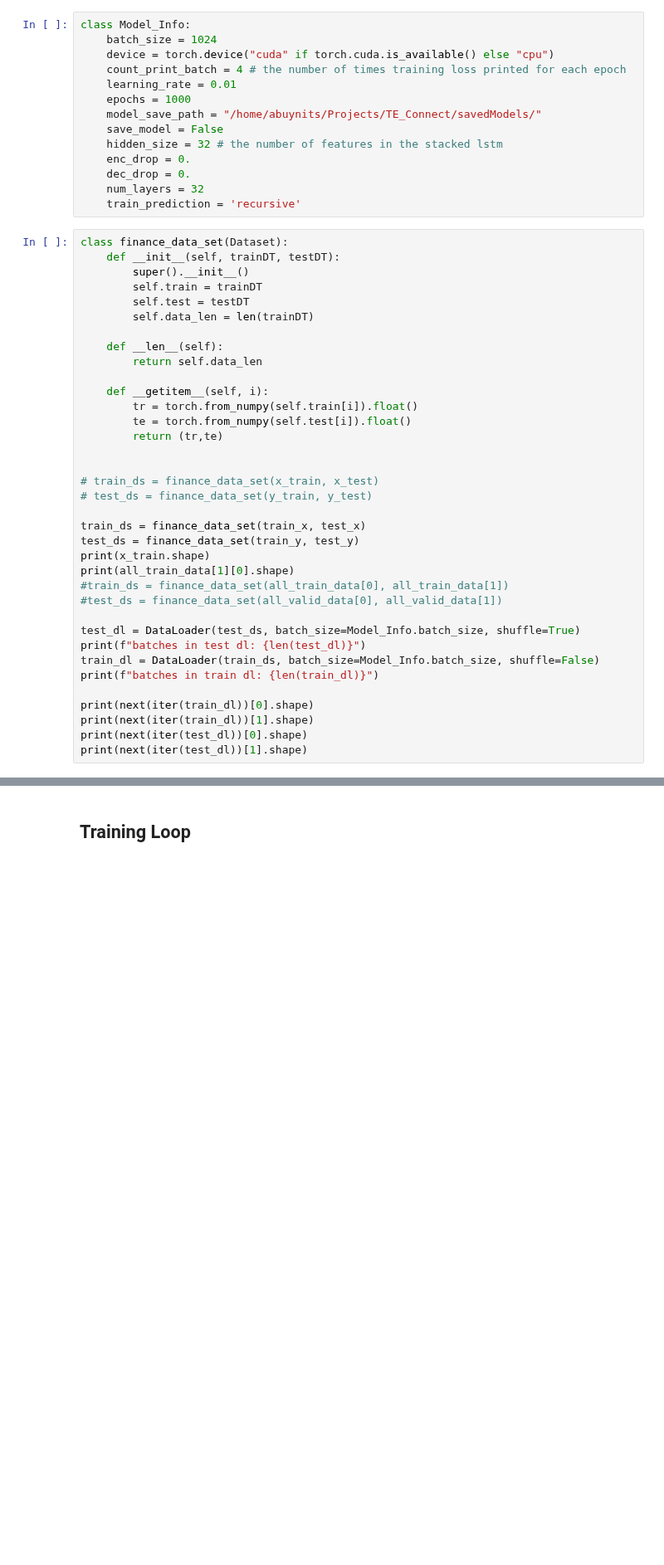
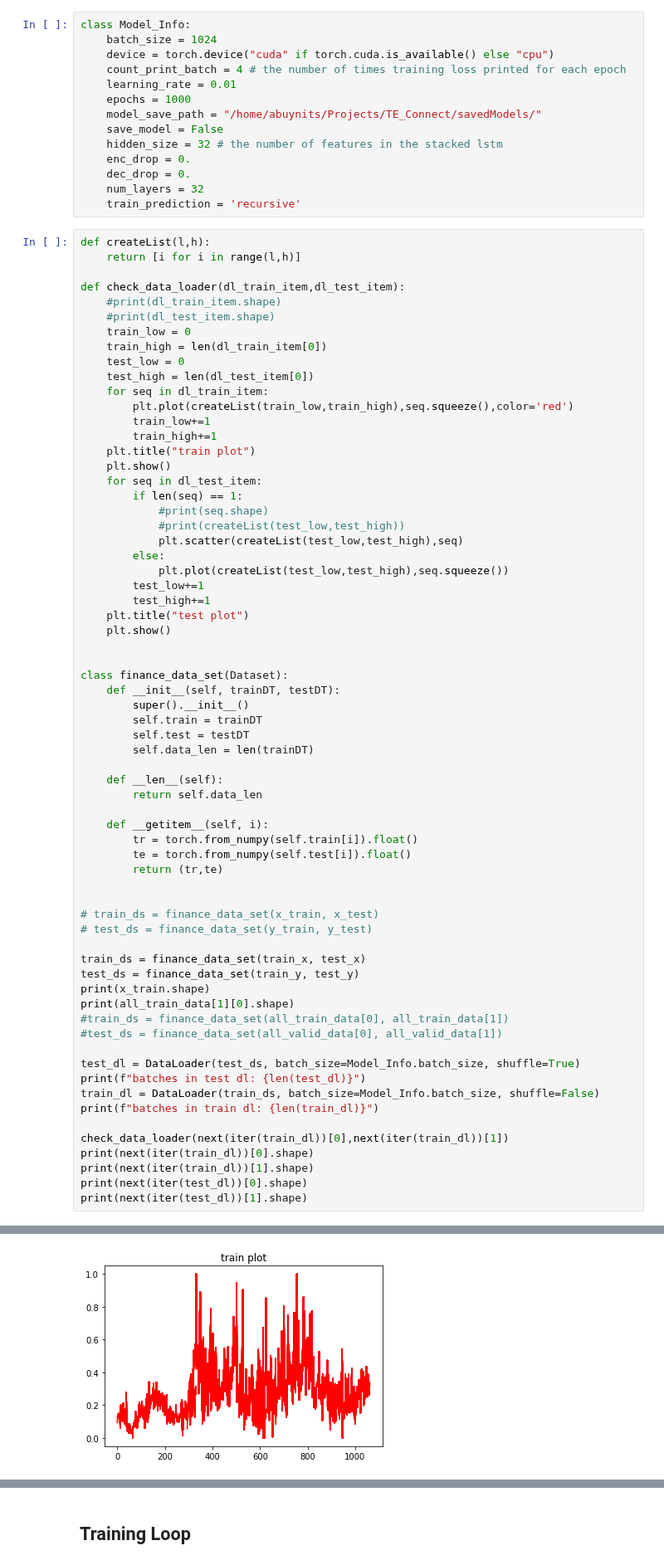
Before and after one commit to Abuynits/TE_Connect, a Jupyter notebook: sales_forcasting.ipynb, the cells around one changed output, grey strips where cells are left out. Shown at 83% size. Cells and saved outputs as stored; diff of their text form; blank space fills up the shorter version.

```diff
--- a/sales_forcasting.ipynb
+++ b/sales_forcasting.ipynb
@@ -438,6 +438,35 @@ class Model_Info:
     num_layers = 32
     train_prediction = 'recursive'
 # %%
+def createList(l,h):
+    return [i for i in range(l,h)]
+
+def check_data_loader(dl_train_item,dl_test_item):
+    #print(dl_train_item.shape)
+    #print(dl_test_item.shape)
+    train_low = 0
+    train_high = len(dl_train_item[0])
+    test_low = 0
+    test_high = len(dl_test_item[0])
+    for seq in dl_train_item:
+        plt.plot(createList(train_low,train_high),seq.squeeze(),color='red')
+        train_low+=1
+        train_high+=1
+    plt.title("train plot")
+    plt.show()
+    for seq in dl_test_item:
+        if len(seq) == 1:
+            #print(seq.shape)
+            #print(createList(test_low,test_high))
+            plt.scatter(createList(test_low,test_high),seq)
+        else:
+            plt.plot(createList(test_low,test_high),seq.squeeze())
+        test_low+=1
+        test_high+=1
+    plt.title("test plot")
+    plt.show()
+
+
 class finance_data_set(Dataset):
     def __init__(self, trainDT, testDT):
         super().__init__()
@@ -469,6 +498,7 @@ print(f"batches in test dl: {len(test_dl)}")
 train_dl = DataLoader(train_ds, batch_size=Model_Info.batch_size, shuffle=False)
 print(f"batches in train dl: {len(train_dl)}")
 
+check_data_loader(next(iter(train_dl))[0],next(iter(train_dl))[1])
 print(next(iter(train_dl))[0].shape)
 print(next(iter(train_dl))[1].shape)
 print(next(iter(test_dl))[0].shape)
@@ -484,0 +511 @@ torch.Size([1024, 1, 1])
+[figure, added]
```
Also changed, not shown: parts of 6 cells of this notebook.
